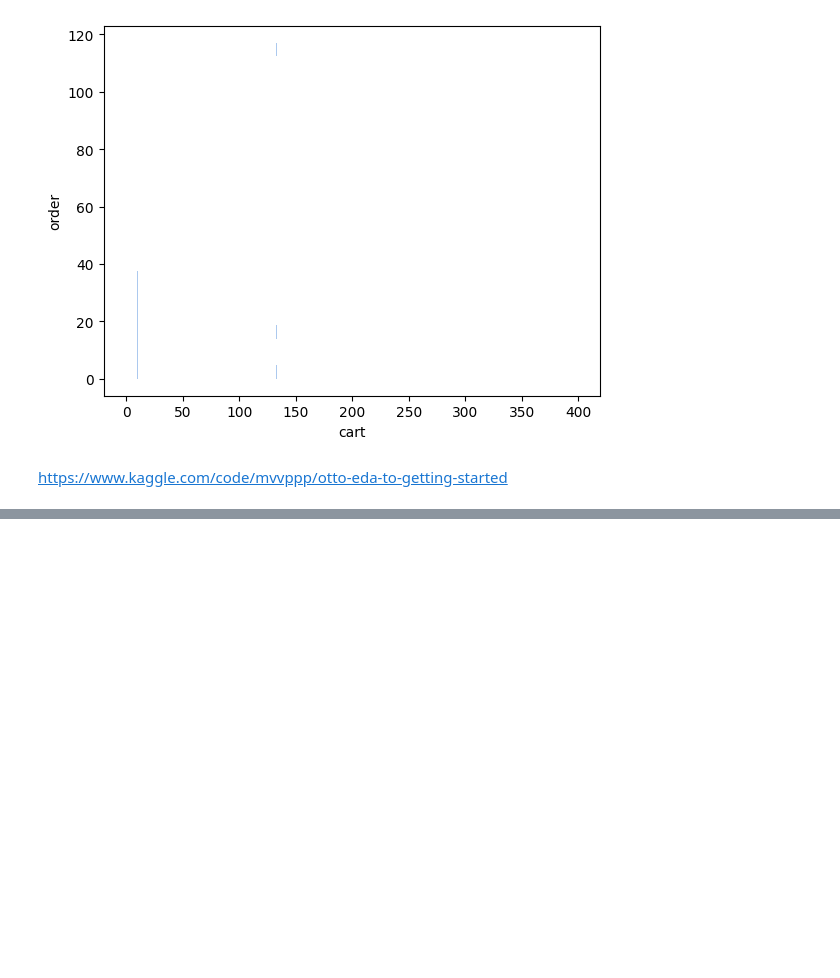
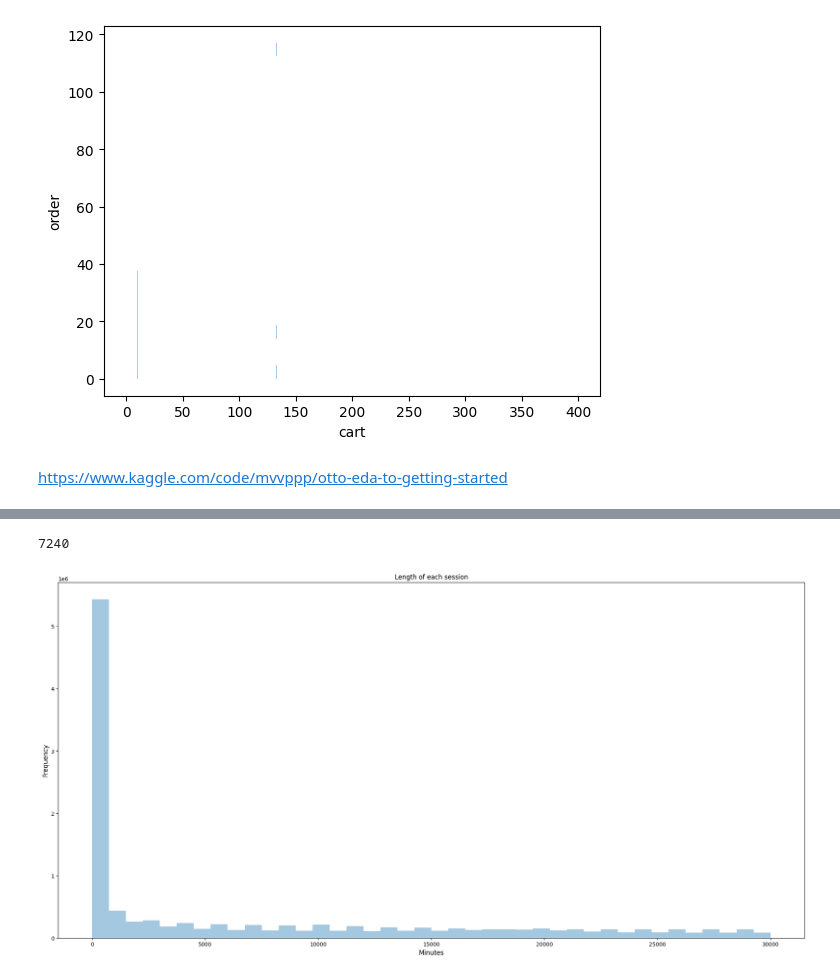
Before and after one commit to ReebalSami/Capstone-OTTO-Multi-Objective-Recommender-System, a Jupyter notebook: notebooks/EDA_1_parquet_read.ipynb, the cells around one changed output, grey strips where cells are left out. Cells and saved outputs as stored; diff of their text form; code cells hidden in the pictures; blank space fills up the shorter version.

```diff
--- a/notebooks/EDA_1_parquet_read.ipynb
+++ b/notebooks/EDA_1_parquet_read.ipynb
@@ -173,0 +209,15 @@ https://www.kaggle.com/code/mvvppp/otto-eda-to-getting-started
+# %%
+# Number of session that have only one Action
+time_counts.filter((pl.col("ts") == 0)).shape[0]
+# %% [output]
+7240
+# %%
+time_counts_picked = time_counts.filter((pl.col("ts") <= 30000))
+fig, ax = plt.subplots(figsize=(25,12))
+sns.distplot(x=time_counts_picked.select('ts'), ax=ax, bins=40, kde=False)
+ax.set_title('Length of each session', fontsize=12)
+ax.set_ylabel('Frequency', fontsize=12)
+ax.set_xlabel('Minutes', fontsize=12)
+plt.show()
+# %% [output]
+[figure, added]
```
Also changed, not shown: parts of 20 cells of this notebook.
